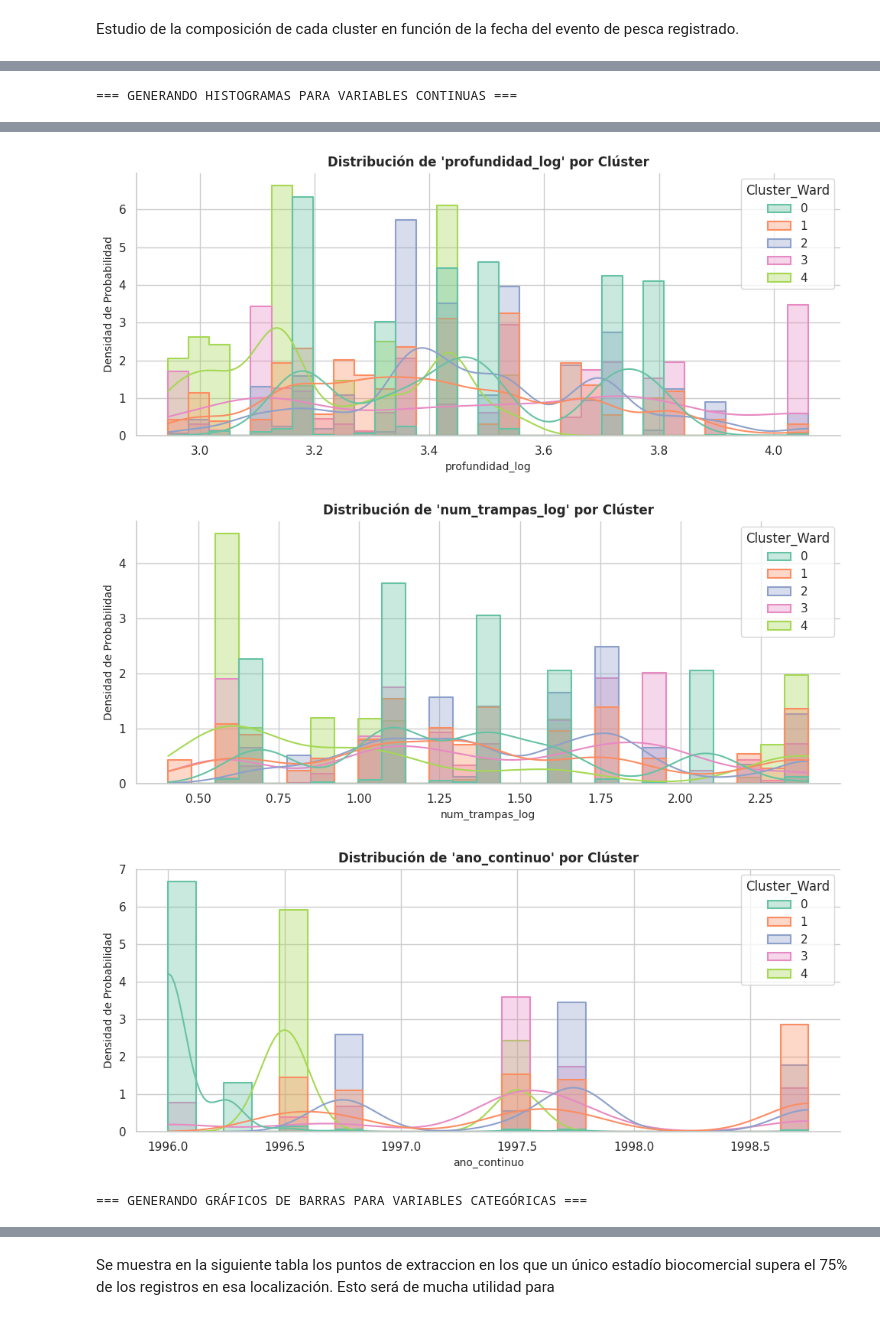
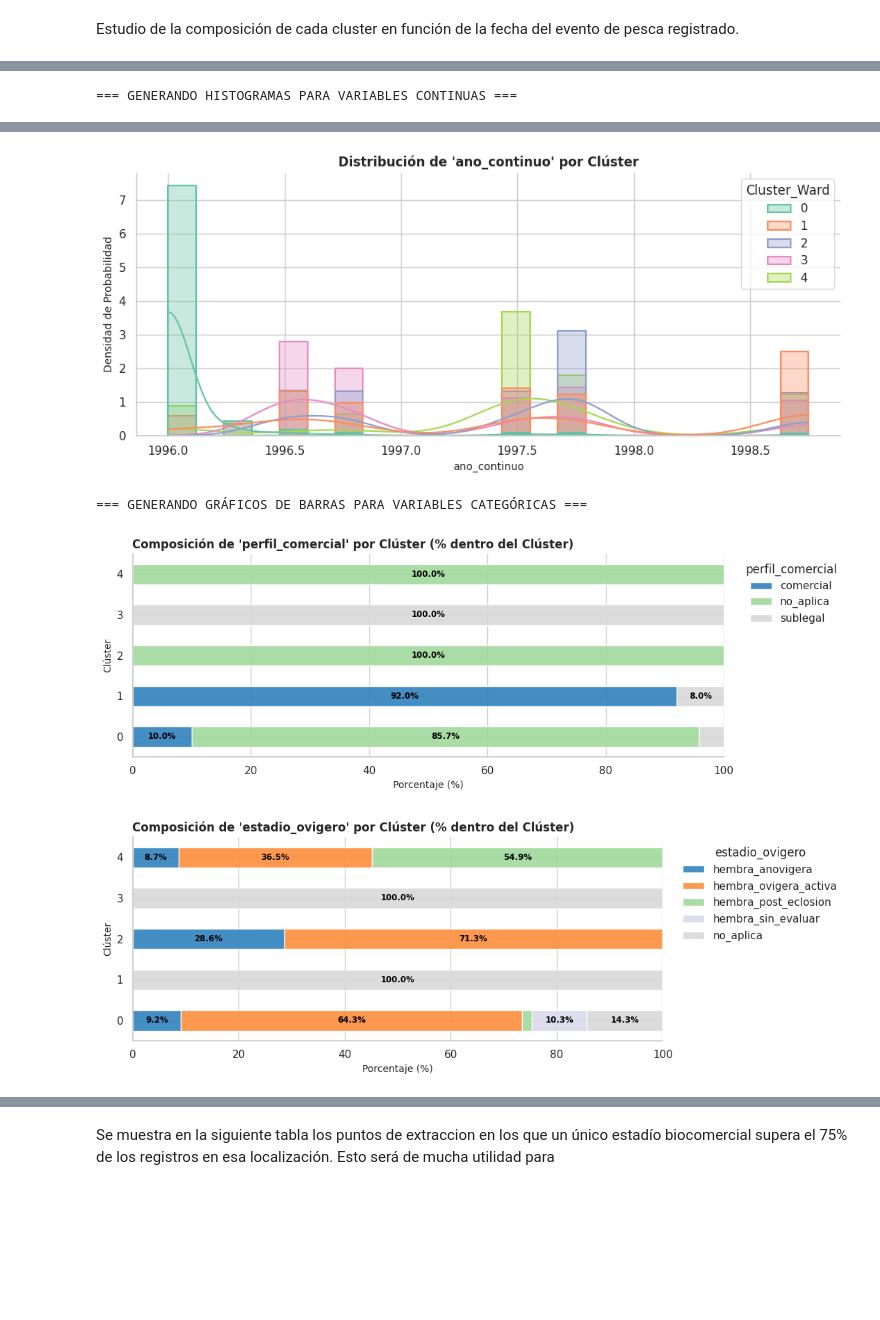
Before and after one commit to Mariano-ds/centollas2026, a Jupyter notebook: mariano/mariano_tp3.ipynb, the cells around one changed output, grey strips where cells are left out. Cells and saved outputs as stored; diff of their text form; code cells hidden in the pictures; blank space fills up the shorter version.

Commit message:
descarte de num_trampas y profundidad en X_cluster. Uso de estadio_ovigero y perfil_comercial en lugar de perfil_biocomercial. TODO: Interpretaciones actualizadas

```diff
--- a/mariano/mariano_tp3.ipynb
+++ b/mariano/mariano_tp3.ipynb
@@ -583,0 +584,8 @@ df_individuos['perfil_biocomercial'] = df_individuos.apply(
+# %%
+# Crear ambos features
+df_individuos['perfil_comercial'] = df_individuos.apply(
+    definir_perfil_comercial, axis=1
+)
+df_individuos['estadio_ovigero'] = df_individuos.apply(
+    definir_estadio_ovigero, axis=1
+)
@@ -702,7 +744,8 @@ Index(['fecha', 'tipo', 'localizacion', 'latitud', 'longitud', 'profundidad',
 # Matriz para hacer cluster
 X_cluster = df_individuos.drop(columns=['fecha','tipo','sexo',
                                         'madurez_sexual','latitud','huevos',
-                                        'longitud','localizacion']).copy()
+                                        'longitud','localizacion', 'num_trampas',
+                                        'profundidad']).copy()
 X_cluster.info()
 # %% [output]
 <class 'pandas.core.frame.DataFrame'>
@@ -1798,12 +1866,10 @@ def analizar_distribuciones_clusters(
 # Definición de columnas según la estructura del dataset
 columnas_continuas = [
     "largo_caparazon",
-    "profundidad_log",
-    "num_trampas_log",
-    "ano_continuo",
+    "ano_continuo"
 ]
 
-columnas_categoricas = ["perfil_biocomercial", "estado_caparazon"]
+columnas_categoricas = ["perfil_comercial", "estadio_ovigero", "estado_caparazon"]
 
 # Unir etiquetas del clúster Ward al DataFrame de análisis
 df_analisis = X_model.copy()
@@ -1822,4 +1888,4 @@ analizar_distribuciones_clusters(
-[figure, old version]
+[figure, new version]
+=== GENERANDO GRÁFICOS DE BARRAS PARA VARIABLES CATEGÓRICAS ===
-[figure, old version]
+[figure, new version]
-[figure, old version]
+[figure, new version]
-=== GENERANDO GRÁFICOS DE BARRAS PARA VARIABLES CATEGÓRICAS ===
```
Also changed, not shown: parts of 38 cells of this notebook.
